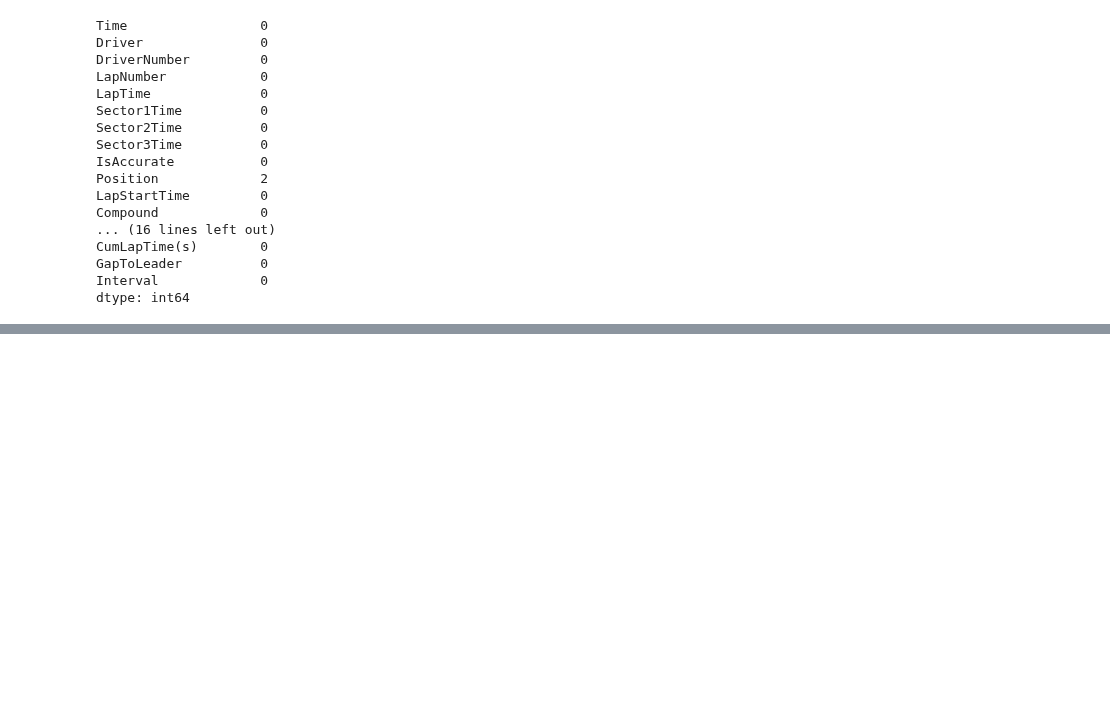
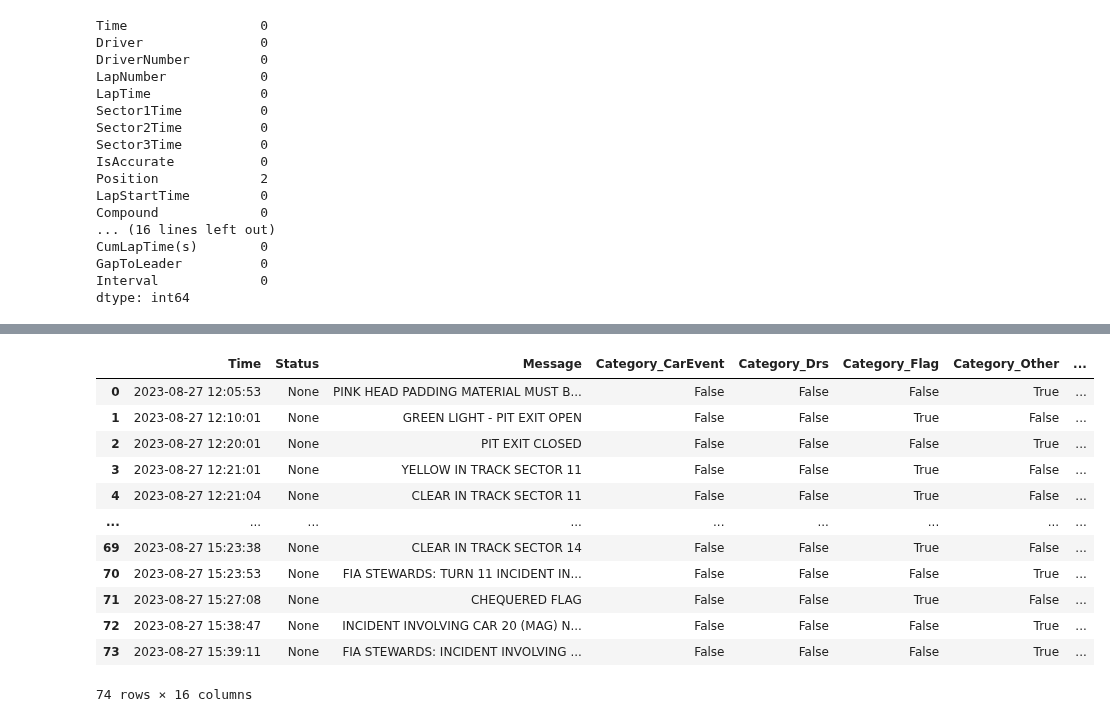
Before and after one commit to PrabhuPugal/Virtual-Race-Engineer, a Jupyter notebook: Virtual Race Engineer.ipynb, the cells around one changed output, grey strips where cells are left out. Drawn from its saved outputs; the diff is of its cells as text; code cells hidden in the pictures; blank space fills up the shorter version.

```diff
--- a/Virtual Race Engineer.ipynb
+++ b/Virtual Race Engineer.ipynb
@@ -59,19 +61,20 @@ req            INFO     Using cached data for weather_data
 ### FETCHING RACE CONTROL MESSAGES
 # %%
 rcm_data = pd.DataFrame(fap.race_control_messages(session.api_path))
-msg=rcm_data[['Time','Status','Message']]
+master_msg=rcm_data[['Time','Category','Flag','Status','Message']]
 
-#Filter for Yellow, Red, VSC, SC
-yellow_flags_key=['YELLOW','DOUBLE YELLOW']
-red_flags_key=['RED']
-vsc_key=['VSC','VIRTUAL SAFETY CAR']
-sc_key=['SC','SAFETY CAR']
+# #Filter for Yellow, Red, VSC, SC
+# yellow_flags_key=['YELLOW','DOUBLE YELLOW']
+# red_flags_key=['RED']
+# vsc_key=['VSC','VIRTUAL SAFETY CAR']
+# sc_key=['SC','SAFETY CAR']
 
-#Searching using the keyword in REGEX
-yellow_flags = msg[msg['Message'].apply(lambda x: any(re.search(r'\b{}\b'.format(keyword), x) for keyword in yellow_flags_key))]
-red_flags = msg[msg['Message'].apply(lambda x: any(re.search(r'\b{}\b'.format(keyword), x) for keyword in red_flags_key))]
-vsc = msg[msg['Message'].apply(lambda x: any(re.search(r'\b{}\b'.format(keyword), x) for keyword in vsc_key))]
-sc = msg[msg['Message'].apply(lambda x: any(re.search(r'\b{}\b'.format(keyword), x) for keyword in sc_key))]
+# #Searching using the keyword in REGEX
+# yellow_flags = msg[msg['Message'].apply(lambda x: any(re.search(r'\b{}\b'.format(keyword), x) for keyword in yellow_flags_key))]
+# red_flags = msg[msg['Message'].apply(lambda x: any(re.search(r'\b{}\b'.format(keyword), x) for keyword in red_flags_key))]
+# vsc = msg[msg['Message'].apply(lambda x: any(re.search(r'\b{}\b'.format(keyword), x) for keyword in vsc_key))]
+# sc = msg[msg['Message'].apply(lambda x: any(re.search(r'\b{}\b'.format(keyword), x) for keyword in sc_key))]
+# master_msg=pd.concat([yellow_flags,red_flags,vsc,sc], axis=0)
 # %% [output]
 req            INFO     Using cached data for race_control_messages
 # %% [markdown]
@@ -268,0 +296,17 @@ dtype: int64
+# %%
+master_msg=pd.get_dummies(master_msg,columns=['Category','Flag'])
+master_msg
+# %% [output]
+|  | Time | Status | Message | Category_CarEvent | Category_Drs | Category_Flag | Category_Other | ... |
+| 0 | 2023-08-27 12:05:53 | None | PINK HEAD PADDING MATERIAL MUST B... | False | False | False | True | ... |
+| 1 | 2023-08-27 12:10:01 | None | GREEN LIGHT - PIT EXIT OPEN | False | False | True | False | ... |
+| 2 | 2023-08-27 12:20:01 | None | PIT EXIT CLOSED | False | False | False | True | ... |
+| 3 | 2023-08-27 12:21:01 | None | YELLOW IN TRACK SECTOR 11 | False | False | True | False | ... |
+| 4 | 2023-08-27 12:21:04 | None | CLEAR IN TRACK SECTOR 11 | False | False | True | False | ... |
+| ... | ... | ... | ... | ... | ... | ... | ... | ... |
+| 69 | 2023-08-27 15:23:38 | None | CLEAR IN TRACK SECTOR 14 | False | False | True | False | ... |
+| 70 | 2023-08-27 15:23:53 | None | FIA STEWARDS: TURN 11 INCIDENT IN... | False | False | False | True | ... |
+| 71 | 2023-08-27 15:27:08 | None | CHEQUERED FLAG | False | False | True | False | ... |
+| 72 | 2023-08-27 15:38:47 | None | INCIDENT INVOLVING CAR 20 (MAG) N... | False | False | False | True | ... |
+| 73 | 2023-08-27 15:39:11 | None | FIA STEWARDS: INCIDENT INVOLVING ... | False | False | False | True | ... |
+74 rows × 16 columns
```
Also changed, not shown: parts of 11 cells of this notebook, 13 other files.
